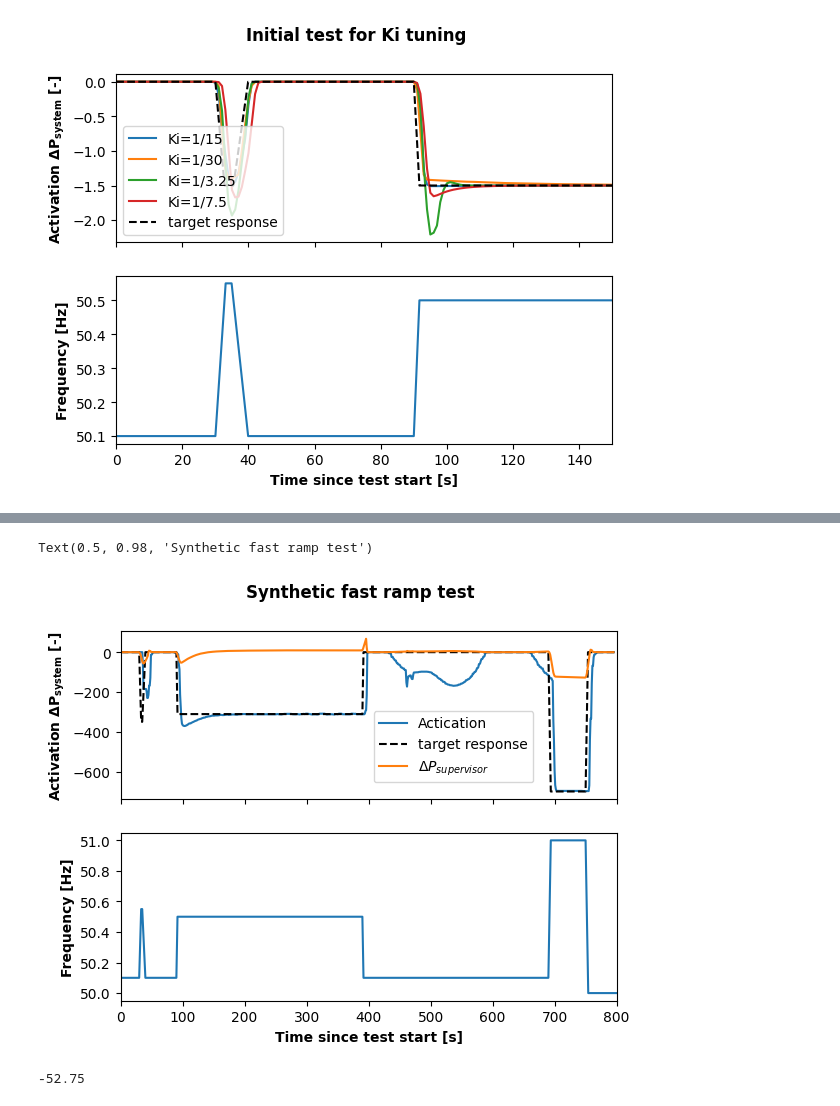
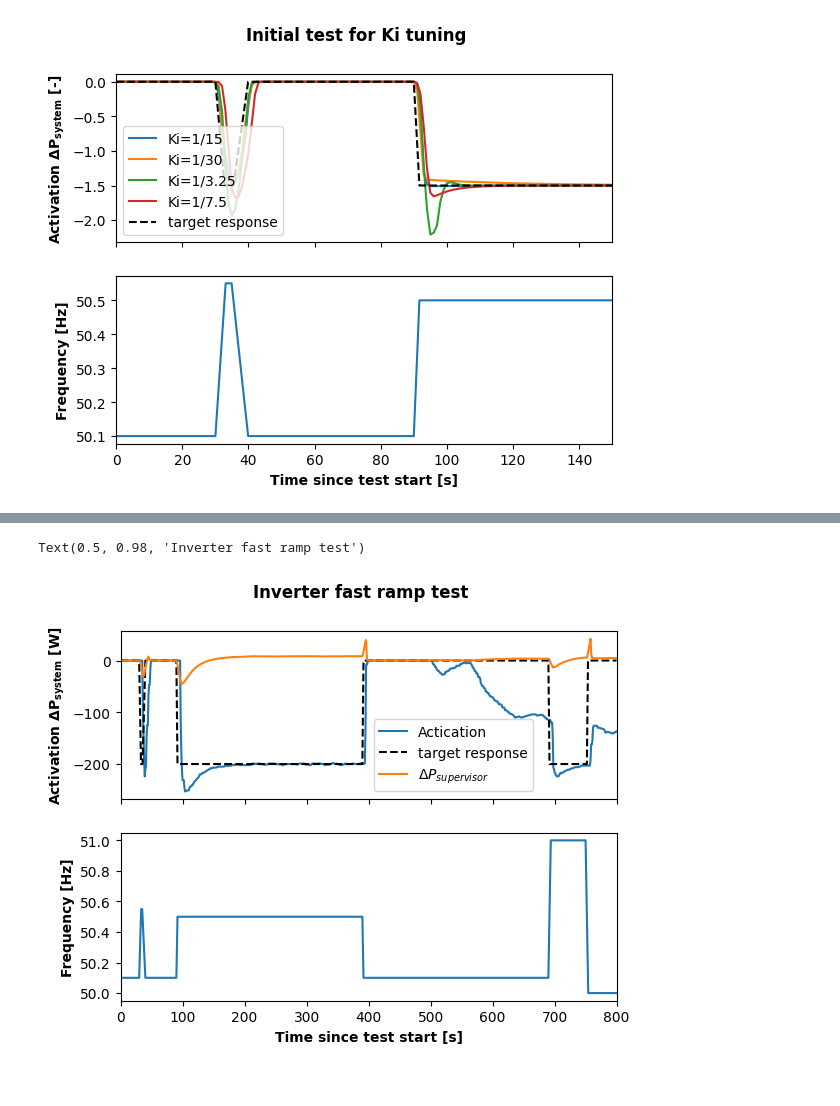
Before and after one commit to MortenHay/Bachelor, a Jupyter notebook: miscplotting.ipynb, the cells around one changed output, grey strips where cells are left out. Cells and saved outputs as stored; diff of their text form; code cells hidden in the pictures.

```diff
--- a/miscplotting.ipynb
+++ b/miscplotting.ipynb
@@ -150,7 +151,7 @@ fig.suptitle('Initial test for Ki tuning',weight='bold')
 Text(0.5, 0.98, 'Initial test for Ki tuning')
 [figure]
 # %%
-filepath = 'saved/5pi3pcdelay.json'
+filepath = 'saved/fastramp.json'
 #filepath = 'tests/131125,123949.json'
 fig, axs = plt.subplots(2,1,sharex=True)
 with open(filepath) as file:
@@ -170,7 +171,7 @@ df_resampled = df_pivot.resample("s").mean()
 # Interpolate the measurements
 df_resampled = df_resampled.interpolate()
 df_resampled['offset'] = (df_resampled.index - df_resampled.index[0]).total_seconds()
-axs[0].stackplot(df_resampled['offset'],df_resampled['delta P@pi_1'],df_resampled['delta P@pi_2'],labels=['Limited unit',' Nonlimited unit'])
+axs[0].stackplot(df_resampled['offset'],df_resampled['delta P@pi_1'],df_resampled['delta P@pi_2'],labels=['Unit 1 activation',' Unit 2 activation'])
 
 start = dt.datetime.now()
 
@@ -199,6 +200,6 @@ Text(0.5, 0.98, 'Synthetic fast ramp test')
 # %%
-filepath = 'saved/700W0_9Hz.json'
-#filepath = 'tests/131125,150041.json'
+filepath = 'saved/base400bid200.json'
+#filepath = 'tests/151125,121322.json'
 fig, axs = plt.subplots(2,1,sharex=True)
 with open(filepath) as file:
     data = [json.loads(line) for line in file]
@@ -209,42 +210,37 @@ stop = dt.datetime.fromtimestamp(df['time_stamp'].iloc[-1]) - dt.timedelta(hours
 df = df.loc[df['type'] != 'start']
 df['cols'] = (np.array(df['type'].values) + '@' + df['unit'].values)
 df_pivot = df.pivot_table(values="value", columns="cols", index="time_stamp")
 df_pivot = df_pivot.interpolate(method="linear")
 df_pivot.index = pd.to_datetime(df_pivot.index, unit="s")
 # Resample the data
 df_resampled = df_pivot.resample("s").mean()
 
 # Interpolate the measurements
 df_resampled = df_resampled.interpolate()
 df_resampled['offset'] = (df_resampled.index - df_resampled.index[0]).total_seconds()
 axs[0].plot(df_resampled['offset'],df_resampled['delta P@pi_1'],label='Actication')
 
 start = dt.datetime.now()
 
 test = synthetics.FastRampTest(start)
-active_bid = 700
+active_bid = 200
 ts = np.arange(start,start + dt.timedelta(seconds=800),dt.timedelta(seconds=0.1)).astype(dt.datetime)
 toffs = np.array([(t-start).total_seconds() for t in ts])
 fs = np.array([test.measure_frequency(t) for t in ts])
 dfs = fs-50.1
-R = 0.9/active_bid
+R = 0.4/active_bid
 dPs = np.array([clamp(-df/R,-active_bid,0) for df in dfs])
 
 
 axs[0].plot(toffs,dPs,color='black',linestyle='--', label = 'target response')
 axs[0].plot(df_resampled['offset'],df_resampled['delta P supervisor@supervisor'], label = r'$\Delta P_{supervisor}$')
 axs[0].set_xlim(0,800)
-axs[0].legend(loc=(0.51,0.1))
-axs[0].set_ylabel(r'Activation $\mathbf{\Delta P_{system}}$ [-]',weight='bold')
+axs[0].legend(loc=(0.51,0.05))
+axs[0].set_ylabel(r'Activation $\mathbf{\Delta P_{system}}$ [W]',weight='bold')
 axs[1].plot(toffs,fs,label = 'frequency')
 axs[1].set_ylabel('Frequency [Hz]',weight='bold')
 axs[1].set_xlabel('Time since test start [s]',weight='bold')
-fig.suptitle('Synthetic fast ramp test',weight='bold')
+fig.suptitle('Inverter fast ramp test',weight='bold')
 # %% [output]
-Text(0.5, 0.98, 'Synthetic fast ramp test')
+Text(0.5, 0.98, 'Inverter fast ramp test')
-[figure, old version]
+[figure, new version]
-# %%
-df = df_resampled
-df.loc[(df['offset']>=90) & (df['offset']<=110),'delta P system@supervisor'].min()-(-200)
-# %% [output]
--52.75
```
Also changed, not shown: parts of 12 cells of this notebook, 5 other files.
